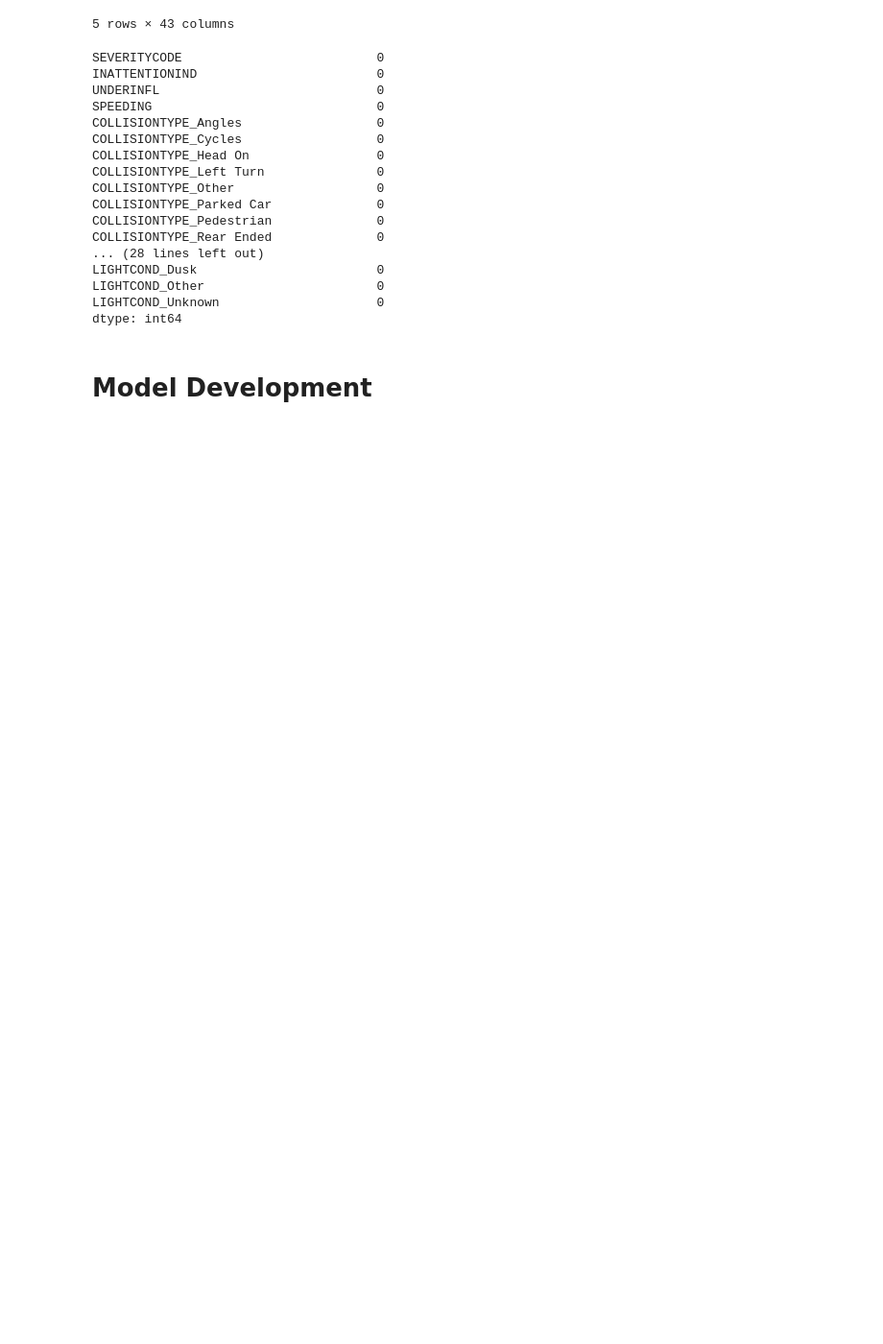
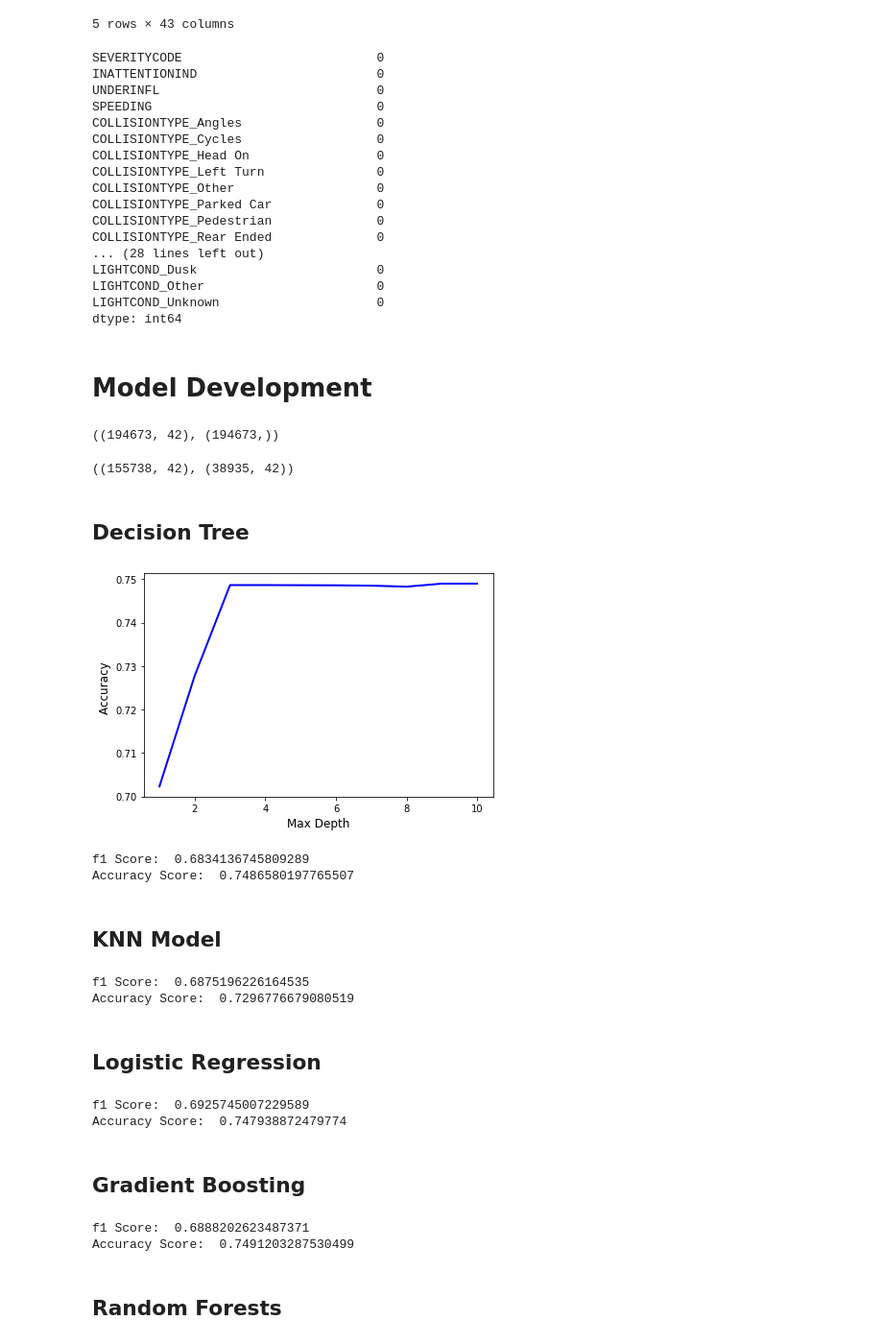
Before and after one commit to kulasedat/IBM-Data-Science-Professional-Certificate, a Jupyter notebook: Car Accident Severity.ipynb, the cells around one changed output. Shown at 96% size. Saved outputs shown, nothing was run; the diff lists cells and outputs as text; code cells hidden in the pictures; blank space fills up the shorter version.

```diff
--- a/Car Accident Severity.ipynb
+++ b/Car Accident Severity.ipynb
@@ -198,0 +212,11 @@ dtype: int64
+# %%
+X = df_model.drop('SEVERITYCODE', axis=1)
+y = df_model['SEVERITYCODE']
+X.shape, y.shape
+# %% [output]
+((194673, 42), (194673,))
+# %%
+X_train, X_test, y_train, y_test = train_test_split(X, y, test_size = 0.2, random_state = 46)
+X_train.shape, X_test.shape
+# %% [output]
+((155738, 42), (38935, 42))
@@ -198,0 +234,69 @@ dtype: int64
+# %% [markdown]
+## Decision Tree
+# %%
+depth = 11
+accuracy_score = []
+for d in range(1,depth):
+    dtc = DecisionTreeClassifier(criterion="entropy", max_depth = d)
+    dtc.fit(X_train,y_train)
+    y_pred = dtc.predict(X_test)
+    accuracy_score.append(metrics.accuracy_score(y_test, y_pred))
+plt.plot(range(1,depth),accuracy_score,'blue', lw = 2)
+plt.ylabel('Accuracy ',fontsize =12)
+plt.xlabel('Max Depth',fontsize =12)
+plt.tight_layout()
+plt.show()
+# %% [output]
+[figure, added]
+# %%
+dtc_tuned = DecisionTreeClassifier(criterion="entropy", max_depth = 4)
+dtc_tuned.fit(X_train,y_train)
+y_pred_tuned = dtc_tuned.predict(X_test)
+dtc_tuned_f1 = f1_score(y_test, y_pred_tuned, average='weighted')
+dtc_tuned_accuracy = metrics.accuracy_score(y_test, y_pred_tuned)
+print('f1 Score: ', dtc_tuned_f1)
+print('Accuracy Score: ', dtc_tuned_accuracy)
+# %% [output]
+f1 Score:  0.6834136745809289
+Accuracy Score:  0.7486580197765507
+# %% [markdown]
+## KNN Model
+# %%
+knn=KNeighborsClassifier(n_neighbors=8)
+knn.fit(X_train,y_train)
+y_pred_knn=knn.predict(X_test)
+knn_f1_score = f1_score(y_test,y_pred_knn, average='weighted')
+knn_accuracy_score = metrics.accuracy_score(y_test,y_pred_knn)
+print('f1 Score: ', knn_f1_score)
+print('Accuracy Score: ', knn_accuracy_score)
+# %% [output]
+f1 Score:  0.6875196226164535
+Accuracy Score:  0.7296776679080519
+# %% [markdown]
+## Logistic Regression
+# %%
+log_reg=LogisticRegression(C=0.01,solver='liblinear')
+log_reg.fit(X_train,y_train)
+y_pred_log_reg=log_reg.predict(X_test)
+log_reg_f1_score = f1_score(y_test,y_pred_log_reg, average='weighted')
+log_reg_accuracy_score = metrics.accuracy_score(y_test,y_pred_log_reg)
+print('f1 Score: ', log_reg_f1_score)
+print('Accuracy Score: ', log_reg_accuracy_score)
+# %% [output]
+f1 Score:  0.6925745007229589
+Accuracy Score:  0.747938872479774
+# %% [markdown]
+## Gradient Boosting
+# %%
+gbm=GradientBoostingClassifier(max_depth = 4)
+gbm.fit(X_train,y_train)
+y_pred_gbm=gbm.predict(X_test)
+gbm_f1_score = f1_score(y_test,y_pred_gbm, average='weighted')
+gbm_accuracy_score = metrics.accuracy_score(y_test,y_pred_gbm)
+print('f1 Score: ', gbm_f1_score)
+print('Accuracy Score: ', gbm_accuracy_score)
+# %% [output]
+f1 Score:  0.6888202623487371
+Accuracy Score:  0.7491203287530499
+# %% [markdown]
+## Random Forests
```
Also changed, not shown: parts of 8 cells of this notebook.
